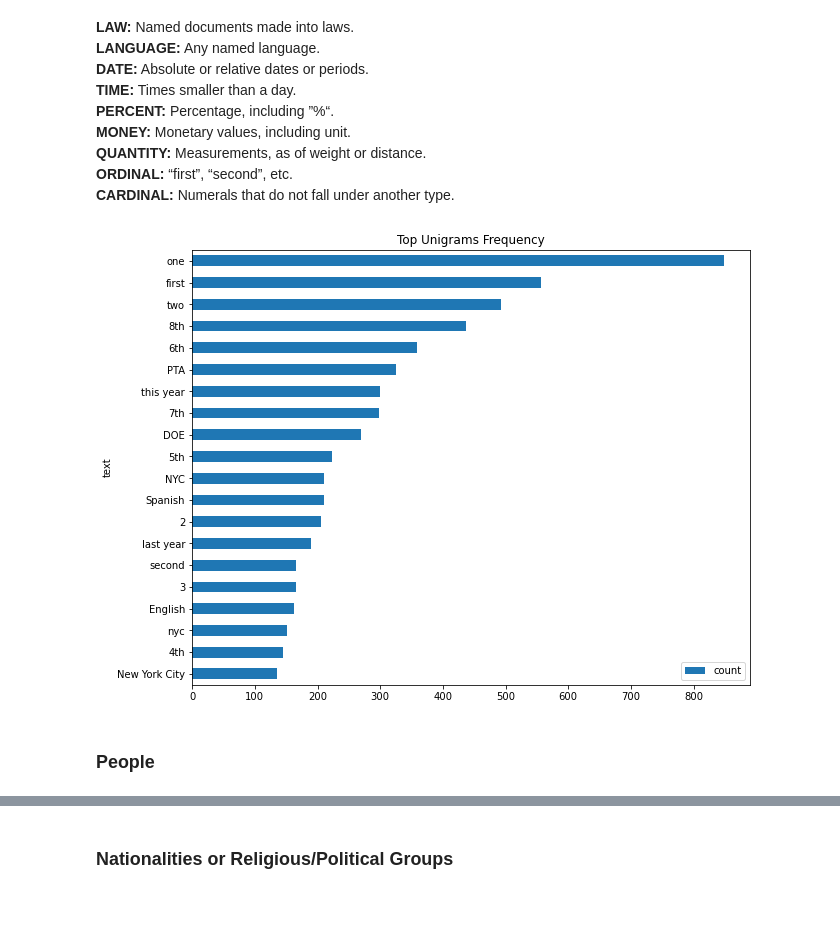
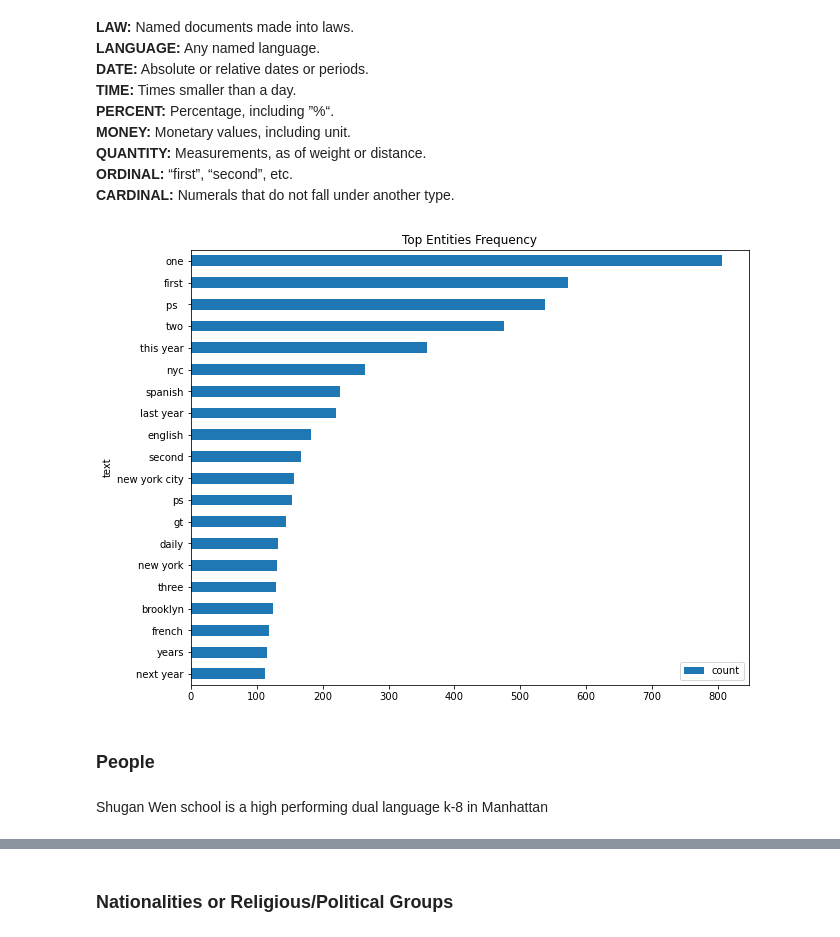
Before and after one commit to kevinmacmat/measuring_community_school_satisfaction, a Jupyter notebook: text_preprocess_eda.ipynb, the cells around one changed output, grey strips where cells are left out. Drawn from its saved outputs; the diff is of its cells as text; code cells hidden in the pictures; blank space fills up the shorter version.

```diff
--- a/text_preprocess_eda.ipynb
+++ b/text_preprocess_eda.ipynb
@@ -53,5 +31,5 @@ NameError: name 'cleanColumn' is not defined
 # %%
-df = pd.read_csv('sqr_&_comments.csv')
+df = pd.read_csv('sqr_comments_sentiment.csv')
 # %%
 # Instantiate Spacy's english language pipeline
 # Override max length due to large length of characters in documents. Causes large memory usage.
@@ -164,12 +156,12 @@ ents = list(tokens.ents)
 # %%
 # Find most common entities
 items = [x.text for x in tokens.ents]
-unigram_frequency = Counter(items).most_common(20)
-unigrams_df = pd.DataFrame(unigram_frequency, columns=['text', 'count'])
+entity_frequency = Counter(items).most_common(20)
+entity_df = pd.DataFrame(entity_frequency, columns=['text', 'count'])
 # %%
-unigrams_df.plot.barh(x='text', y='count', title='Top Entities Frequency', figsize=(10,8)).invert_yaxis()
+entity_df.plot.barh(x='text', y='count', title='Top Entities Frequency', figsize=(10,8)).invert_yaxis()
 # %% [output]
-[figure, old version]
+[figure, new version]
 # %% [markdown]
 ### People
 # %%
@@ -186,3 +177,5 @@ df_person
+# %% [markdown]
+Shugan Wen school is a high performing dual language k-8 in Manhattan
 # %%
 df_person.plot.barh(x='text', y='count', title="People", figsize=(10,8)).invert_yaxis()
 # %% [output]
```
Also changed, not shown: parts of 57 cells of this notebook, 8 other files.
